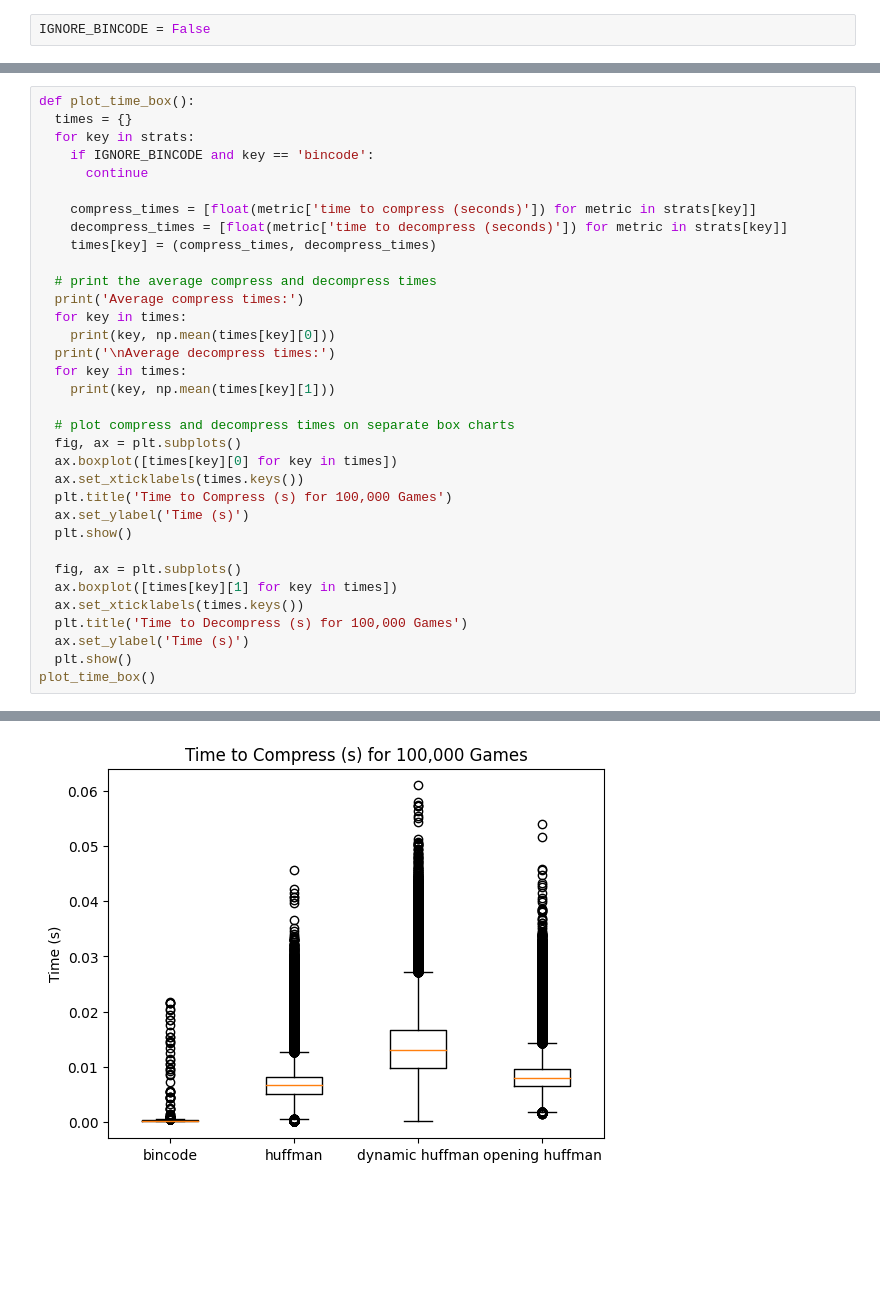
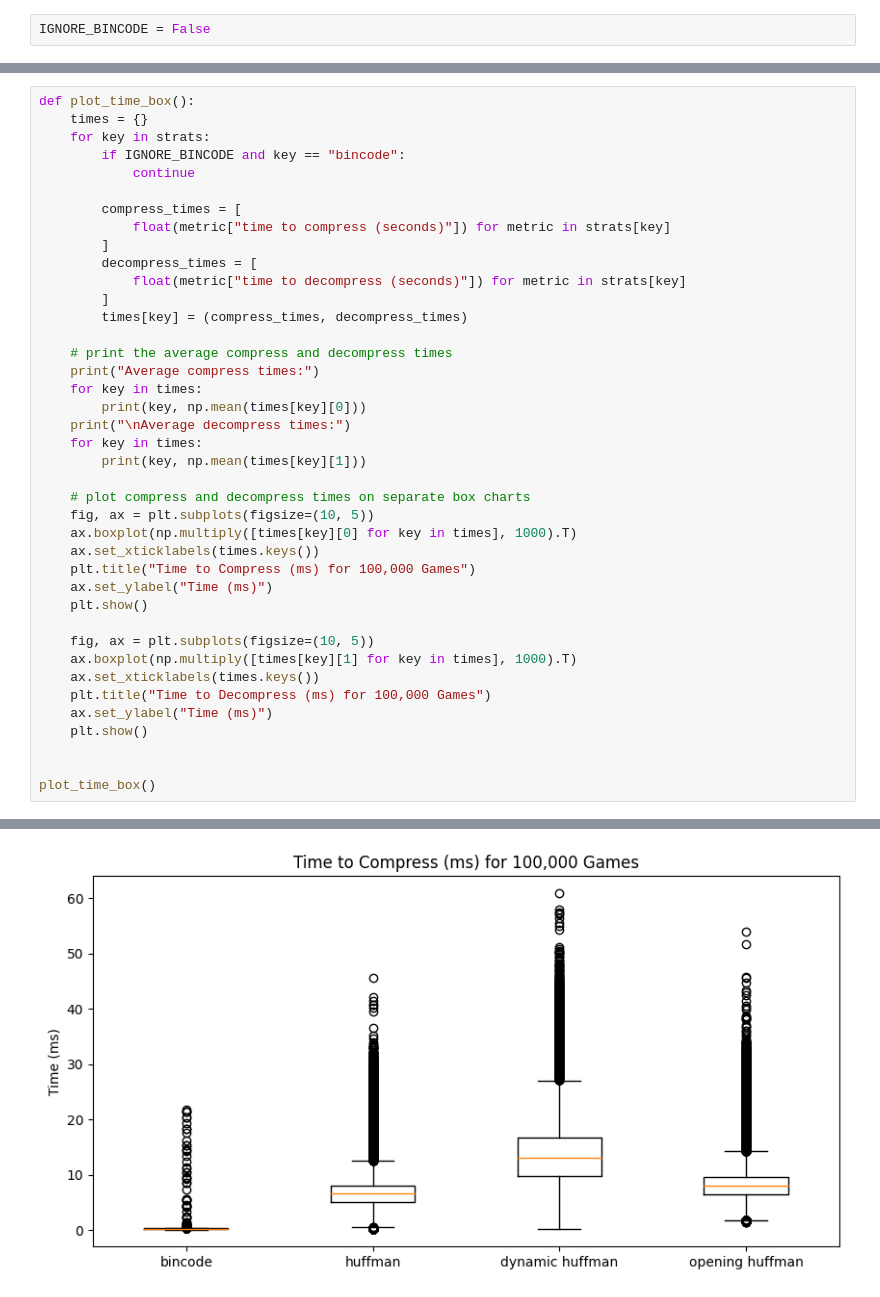
Before and after one commit to JadenStrudwick/CompressedGameNotation, a Jupyter notebook: benchmarking/lichessDataset/lichessDatasetPlotter.ipynb, the cells around one changed output, grey strips where cells are left out. Saved outputs shown, nothing was run; the diff lists cells and outputs as text; blank space fills up the shorter version.

```diff
--- a/benchmarking/lichessDataset/lichessDatasetPlotter.ipynb
+++ b/benchmarking/lichessDataset/lichessDatasetPlotter.ipynb
@@ -135,47 +167,53 @@ plot_time_bar()
 # %%
 def plot_time_box():
-  times = {}
-  for key in strats:
-    if IGNORE_BINCODE and key == 'bincode':
-      continue
+    times = {}
+    for key in strats:
+        if IGNORE_BINCODE and key == "bincode":
+            continue
 
-    compress_times = [float(metric['time to compress (seconds)']) for metric in strats[key]]
-    decompress_times = [float(metric['time to decompress (seconds)']) for metric in strats[key]]
-    times[key] = (compress_times, decompress_times)
+        compress_times = [
+            float(metric["time to compress (seconds)"]) for metric in strats[key]
+        ]
+        decompress_times = [
+            float(metric["time to decompress (seconds)"]) for metric in strats[key]
+        ]
+        times[key] = (compress_times, decompress_times)
 
-  # print the average compress and decompress times
-  print('Average compress times:')
-  for key in times:
-    print(key, np.mean(times[key][0]))
-  print('\nAverage decompress times:')
-  for key in times:
-    print(key, np.mean(times[key][1]))
+    # print the average compress and decompress times
+    print("Average compress times:")
+    for key in times:
+        print(key, np.mean(times[key][0]))
+    print("\nAverage decompress times:")
+    for key in times:
+        print(key, np.mean(times[key][1]))
 
-  # plot compress and decompress times on separate box charts
-  fig, ax = plt.subplots()
-  ax.boxplot([times[key][0] for key in times])
-  ax.set_xticklabels(times.keys())
-  plt.title('Time to Compress (s) for 100,000 Games')
-  ax.set_ylabel('Time (s)')
-  plt.show()
+    # plot compress and decompress times on separate box charts
+    fig, ax = plt.subplots(figsize=(10, 5))
+    ax.boxplot(np.multiply([times[key][0] for key in times], 1000).T)
+    ax.set_xticklabels(times.keys())
+    plt.title("Time to Compress (ms) for 100,000 Games")
+    ax.set_ylabel("Time (ms)")
+    plt.show()
 
-  fig, ax = plt.subplots()
-  ax.boxplot([times[key][1] for key in times])
-  ax.set_xticklabels(times.keys())
-  plt.title('Time to Decompress (s) for 100,000 Games')
-  ax.set_ylabel('Time (s)')
-  plt.show()
+    fig, ax = plt.subplots(figsize=(10, 5))
+    ax.boxplot(np.multiply([times[key][1] for key in times], 1000).T)
+    ax.set_xticklabels(times.keys())
+    plt.title("Time to Decompress (ms) for 100,000 Games")
+    ax.set_ylabel("Time (ms)")
+    plt.show()
+
+
 plot_time_box()
 # %% [output]
 Average compress times:
 bincode 0.00030104844791999997
 huffman 0.006624395112390001
 dynamic huffman 0.013468501592120001
 opening huffman 0.00816015239604
 
 Average decompress times:
 bincode 4.356303395e-05
 huffman 0.0066551153703
 dynamic huffman 0.013791664104669999
 opening huffman 0.008161043311810001
-[figure, old version]
+[figure, new version]
```
Also changed, not shown: parts of 11 cells of this notebook, 3 other files.
